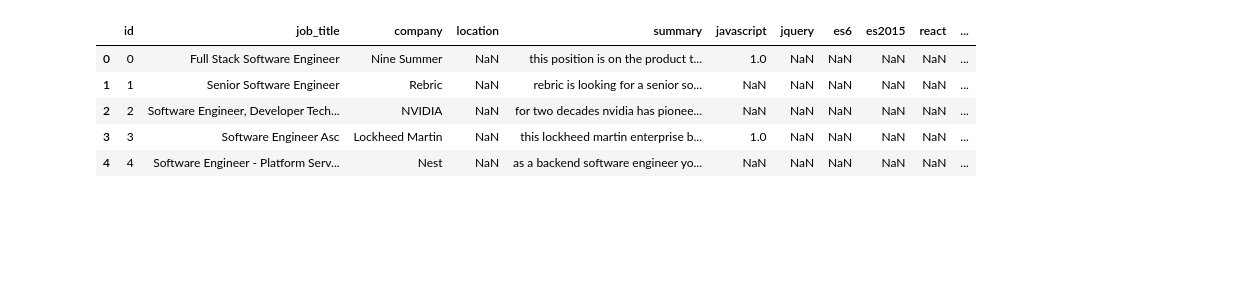
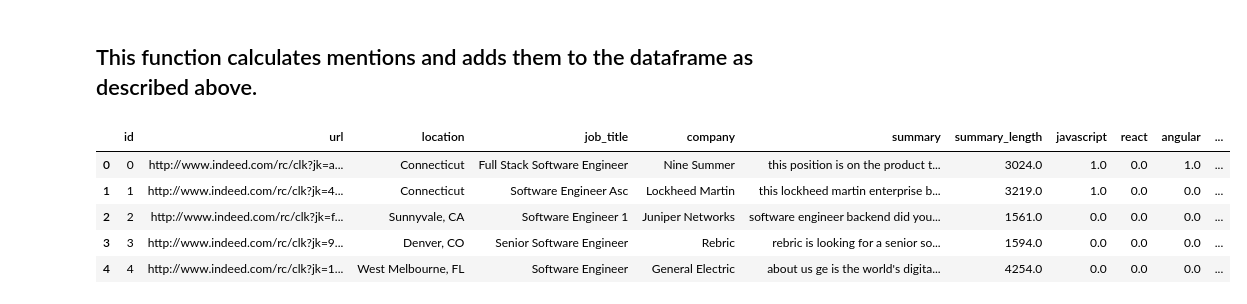
Before and after one commit to ryanleeallred/LambdaSchool, a Jupyter notebook: Word Analysis/Word Analysis.ipynb, the cells around one changed output. Saved outputs shown, nothing was run; the diff lists cells and outputs as text; code cells hidden in the pictures; blank space fills up the shorter version.

```diff
--- a/Word Analysis/Word Analysis.ipynb
+++ b/Word Analysis/Word Analysis.ipynb
@@ -4,6 +8,7 @@ import numpy as np
 # %%
-df = pd.read_csv('~/Desktop/LambdaSchool/Indeed Scraper/Software_Engineer_US_Big.csv')
+df = pd.read_csv('~/Desktop/LambdaSchool/SE_US_large.csv')
 df = df.rename(columns={'Unnamed: 0': 'id'})
 pd.set_option('display.max_columns', 500)
-df.head(20)
+pd.set_option('display.max_colwidth', 100)
+df.head()
 # %% [output]
@@ -61,6 +63,7 @@ df['summary'].replace(',',' ',regex=True,inplace=True)
 df['summary'].replace(':',' ',regex=True,inplace=True)
 df['summary'].replace('-',' ',regex=True,inplace=True)
 df['summary'].replace('—',' ',regex=True,inplace=True)
+df['summary'].replace('_',' ',regex=True,inplace=True)
 df['summary'].replace('!',' ',regex=True,inplace=True)
 
 # need \ escape character for regex
@@ -69,7 +72,7 @@ df['summary'].replace('\/',' ',regex=True,inplace=True)
 df['summary'].replace('\*',' ',regex=True,inplace=True)
 df['summary'].replace('\(',' ',regex=True,inplace=True)
 df['summary'].replace('\)',' ',regex=True,inplace=True)
-df['summary'].replace('\.',' ',regex=True,inplace=True) #Removing periods may affect things like node.js mentions
+# df['summary'].replace('\.',' ',regex=True,inplace=True) #Removing periods may affect things like node.js mentions
 
 # shorten multiple spaces to single spaces
 for i, row in df.iterrows():
@@ -250,0 +191,4 @@ word_dict = {
+# %%
+# Keep listings whose summary lengths are >= 150
+df1 = df[df['summary_length'] >= 150]
+df1.shape
@@ -250,0 +199,3 @@ word_dict = {
+# %%
+# Re-index df1
+df1 = df1.reset_index(drop=True)
@@ -251,17 +296,27 @@ word_dict = {
+# %% [markdown]
+## This function calculates mentions and adds them to the dataframe as described above.
 # %%
 def get_mentions(word_dict):
+    # Loop through terms in dictionary
     for key in word_dict:
+        # Create word list of dict values for each term
+        words = []
         for value in word_dict[key]:
-            for i, row in df.iterrows():
-                if value in row.summary:
-                    df.loc[i, value]=1
+            words.append(value)
+            # Loop through summaries to look for words
+            for i, row in df1.iterrows():
+                if any(word in row.summary for word in words):
+                    df1.loc[i, key]=1
+                else:
+                    df1.loc[i, key]=0
 
 get_mentions(word_dict)
-df.head()
+
+df1.head()
 # %% [output]
-|  | id | job_title | company | location | summary | javascript | jquery | es6 | es2015 | react | ... |
-| 0 | 0 | Full Stack Software Engineer | Nine Summer | NaN | this position is on the product t... | 1.0 | NaN | NaN | NaN | NaN | ... |
-| 1 | 1 | Senior Software Engineer | Rebric | NaN | rebric is looking for a senior so... | NaN | NaN | NaN | NaN | NaN | ... |
-| 2 | 2 | Software Engineer, Developer Tech... | NVIDIA | NaN | for two decades nvidia has pionee... | NaN | NaN | NaN | NaN | NaN | ... |
-| 3 | 3 | Software Engineer Asc | Lockheed Martin | NaN | this lockheed martin enterprise b... | 1.0 | NaN | NaN | NaN | NaN | ... |
-| 4 | 4 | Software Engineer - Platform Serv... | Nest | NaN | as a backend software engineer yo... | NaN | NaN | NaN | NaN | NaN | ... |
+|  | id | url | location | job_title | company | summary | summary_length | javascript | react | angular | ... |
+| 0 | 0 | http://www.indeed.com/rc/clk?jk=a... | Connecticut | Full Stack Software Engineer | Nine Summer | this position is on the product t... | 3024.0 | 1.0 | 0.0 | 1.0 | ... |
+| 1 | 1 | http://www.indeed.com/rc/clk?jk=4... | Connecticut | Software Engineer Asc | Lockheed Martin | this lockheed martin enterprise b... | 3219.0 | 1.0 | 0.0 | 0.0 | ... |
+| 2 | 2 | http://www.indeed.com/rc/clk?jk=f... | Sunnyvale, CA | Software Engineer 1 | Juniper Networks | software engineer backend did you... | 1561.0 | 0.0 | 0.0 | 0.0 | ... |
+| 3 | 3 | http://www.indeed.com/rc/clk?jk=9... | Denver, CO | Senior Software Engineer | Rebric | rebric is looking for a senior so... | 1594.0 | 0.0 | 0.0 | 0.0 | ... |
+| 4 | 4 | http://www.indeed.com/rc/clk?jk=1... | West Melbourne, FL | Software Engineer | General Electric | about us ge is the world's digita... | 4254.0 | 0.0 | 0.0 | 0.0 | ... |
```
Also changed, not shown: parts of 43 cells of this notebook, 13 other files.
